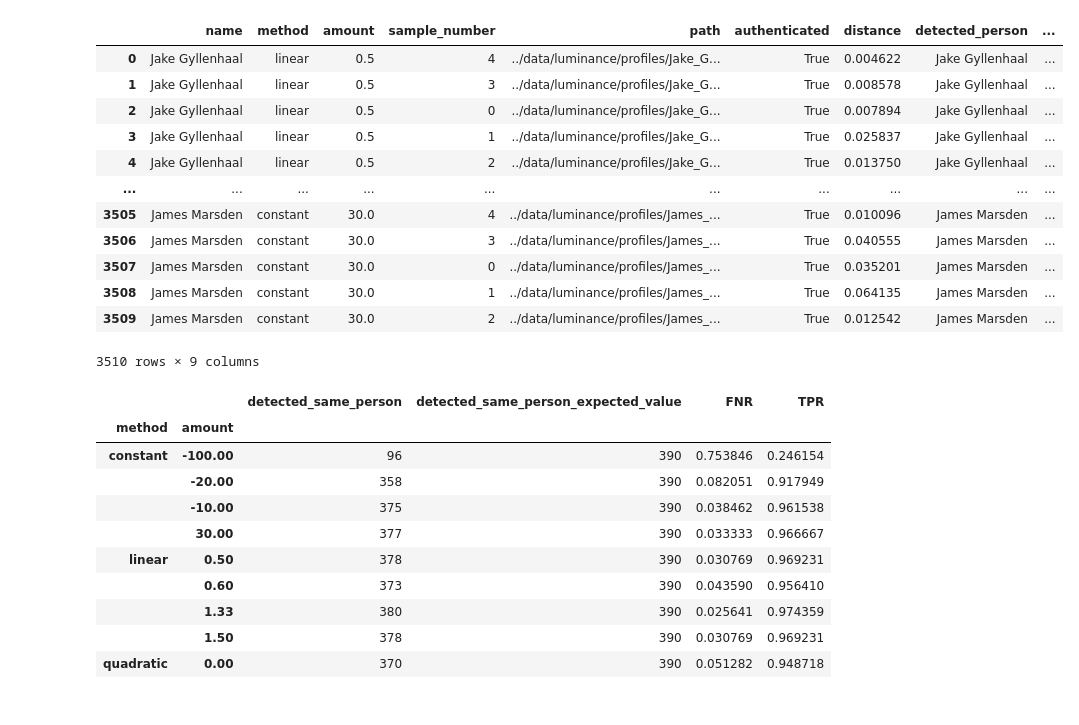
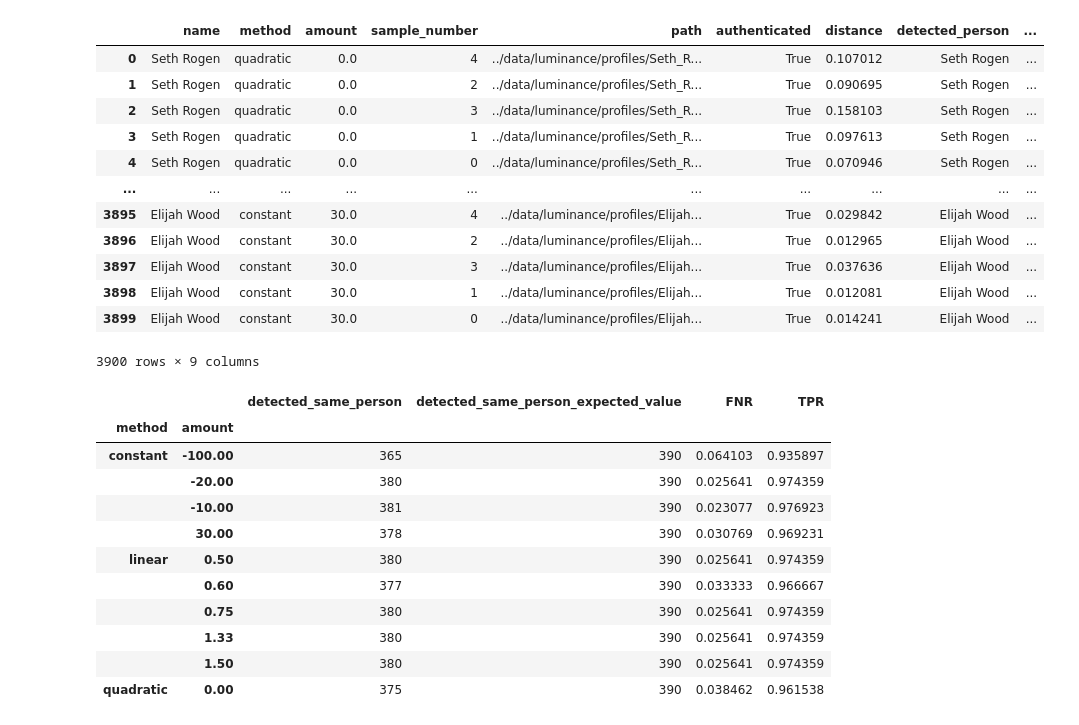
Before and after one commit to gry-mar/biometrics-assignment-1, a Jupyter notebook: notebooks/luminance_change_metrics.ipynb, the cells around one changed output. Saved outputs shown, nothing was run; the diff lists cells and outputs as text; code cells hidden in the pictures.

Commit message:
noise and luminance experiments done

```diff
--- a/notebooks/luminance_change_metrics.ipynb
+++ b/notebooks/luminance_change_metrics.ipynb
@@ -8,7 +8,7 @@ import numpy as np
 import pandas as pd
 # %%
 def authenticate_user(image_path):
-    result = DeepFace.find(image_path, db_path="../dataset/all_images", silent=True)
+    result = DeepFace.find(image_path, db_path="../data/dataset_v2/all_images", silent=True)
     return result
 # %%
 images = glob.glob("../data/luminance/**/*.jpg", recursive=True)
@@ -95,23 +95,23 @@ df
 # %%
 df.name = df.name.str.replace("profile", "").str.replace("_", " ")
-df.detected_person = df.detected_person.str.replace("../dataset/all images/", "")
+df.detected_person = df.detected_person.str.replace("../data/dataset v2/all images/", "")
 df["detected_same_person"] = df["name"] == df["detected_person"]
 df.amount = df[["amount"]].fillna(0)
 df
 # %% [output]
 |  | name | method | amount | sample_number | path | authenticated | distance | detected_person | ... |
-| 0 | Jake Gyllenhaal | linear | 0.5 | 4 | ../data/luminance/profiles/Jake_G... | True | 0.004622 | Jake Gyllenhaal | ... |
-| 1 | Jake Gyllenhaal | linear | 0.5 | 3 | ../data/luminance/profiles/Jake_G... | True | 0.008578 | Jake Gyllenhaal | ... |
-| 2 | Jake Gyllenhaal | linear | 0.5 | 0 | ../data/luminance/profiles/Jake_G... | True | 0.007894 | Jake Gyllenhaal | ... |
-| 3 | Jake Gyllenhaal | linear | 0.5 | 1 | ../data/luminance/profiles/Jake_G... | True | 0.025837 | Jake Gyllenhaal | ... |
-| 4 | Jake Gyllenhaal | linear | 0.5 | 2 | ../data/luminance/profiles/Jake_G... | True | 0.013750 | Jake Gyllenhaal | ... |
+| 0 | Seth Rogen | quadratic | 0.0 | 4 | ../data/luminance/profiles/Seth_R... | True | 0.107012 | Seth Rogen | ... |
+| 1 | Seth Rogen | quadratic | 0.0 | 2 | ../data/luminance/profiles/Seth_R... | True | 0.090695 | Seth Rogen | ... |
+| 2 | Seth Rogen | quadratic | 0.0 | 3 | ../data/luminance/profiles/Seth_R... | True | 0.158103 | Seth Rogen | ... |
+| 3 | Seth Rogen | quadratic | 0.0 | 1 | ../data/luminance/profiles/Seth_R... | True | 0.097613 | Seth Rogen | ... |
+| 4 | Seth Rogen | quadratic | 0.0 | 0 | ../data/luminance/profiles/Seth_R... | True | 0.070946 | Seth Rogen | ... |
 | ... | ... | ... | ... | ... | ... | ... | ... | ... | ... |
-| 3505 | James Marsden | constant | 30.0 | 4 | ../data/luminance/profiles/James_... | True | 0.010096 | James Marsden | ... |
-| 3506 | James Marsden | constant | 30.0 | 3 | ../data/luminance/profiles/James_... | True | 0.040555 | James Marsden | ... |
-| 3507 | James Marsden | constant | 30.0 | 0 | ../data/luminance/profiles/James_... | True | 0.035201 | James Marsden | ... |
-| 3508 | James Marsden | constant | 30.0 | 1 | ../data/luminance/profiles/James_... | True | 0.064135 | James Marsden | ... |
-| 3509 | James Marsden | constant | 30.0 | 2 | ../data/luminance/profiles/James_... | True | 0.012542 | James Marsden | ... |
+| 3895 | Elijah Wood | constant | 30.0 | 4 | ../data/luminance/profiles/Elijah... | True | 0.029842 | Elijah Wood | ... |
+| 3896 | Elijah Wood | constant | 30.0 | 2 | ../data/luminance/profiles/Elijah... | True | 0.012965 | Elijah Wood | ... |
+| 3897 | Elijah Wood | constant | 30.0 | 3 | ../data/luminance/profiles/Elijah... | True | 0.037636 | Elijah Wood | ... |
+| 3898 | Elijah Wood | constant | 30.0 | 1 | ../data/luminance/profiles/Elijah... | True | 0.012081 | Elijah Wood | ... |
+| 3899 | Elijah Wood | constant | 30.0 | 0 | ../data/luminance/profiles/Elijah... | True | 0.014241 | Elijah Wood | ... |
-3510 rows × 9 columns
+3900 rows × 9 columns
 # %%
 aggregated = (
     df[["method", "amount", "detected_same_person"]]
@@ -139,14 +139,15 @@ aggregated
 # %% [output]
 |  |  | detected_same_person | detected_same_person_expected_value | FNR | TPR |
 | method | amount |  |  |  |  |
-| constant | -100.00 | 96 | 390 | 0.753846 | 0.246154 |
-|  | -20.00 | 358 | 390 | 0.082051 | 0.917949 |
-|  | -10.00 | 375 | 390 | 0.038462 | 0.961538 |
-|  | 30.00 | 377 | 390 | 0.033333 | 0.966667 |
-| linear | 0.50 | 378 | 390 | 0.030769 | 0.969231 |
-|  | 0.60 | 373 | 390 | 0.043590 | 0.956410 |
+| constant | -100.00 | 365 | 390 | 0.064103 | 0.935897 |
+|  | -20.00 | 380 | 390 | 0.025641 | 0.974359 |
+|  | -10.00 | 381 | 390 | 0.023077 | 0.976923 |
+|  | 30.00 | 378 | 390 | 0.030769 | 0.969231 |
+| linear | 0.50 | 380 | 390 | 0.025641 | 0.974359 |
+|  | 0.60 | 377 | 390 | 0.033333 | 0.966667 |
+|  | 0.75 | 380 | 390 | 0.025641 | 0.974359 |
 |  | 1.33 | 380 | 390 | 0.025641 | 0.974359 |
-|  | 1.50 | 378 | 390 | 0.030769 | 0.969231 |
-| quadratic | 0.00 | 370 | 390 | 0.051282 | 0.948718 |
+|  | 1.50 | 380 | 390 | 0.025641 | 0.974359 |
+| quadratic | 0.00 | 375 | 390 | 0.038462 | 0.961538 |
 # %%
 aggregated.reset_index(inplace=True)
```
Also changed, not shown: parts of 5 cells of this notebook, 9 other files.
